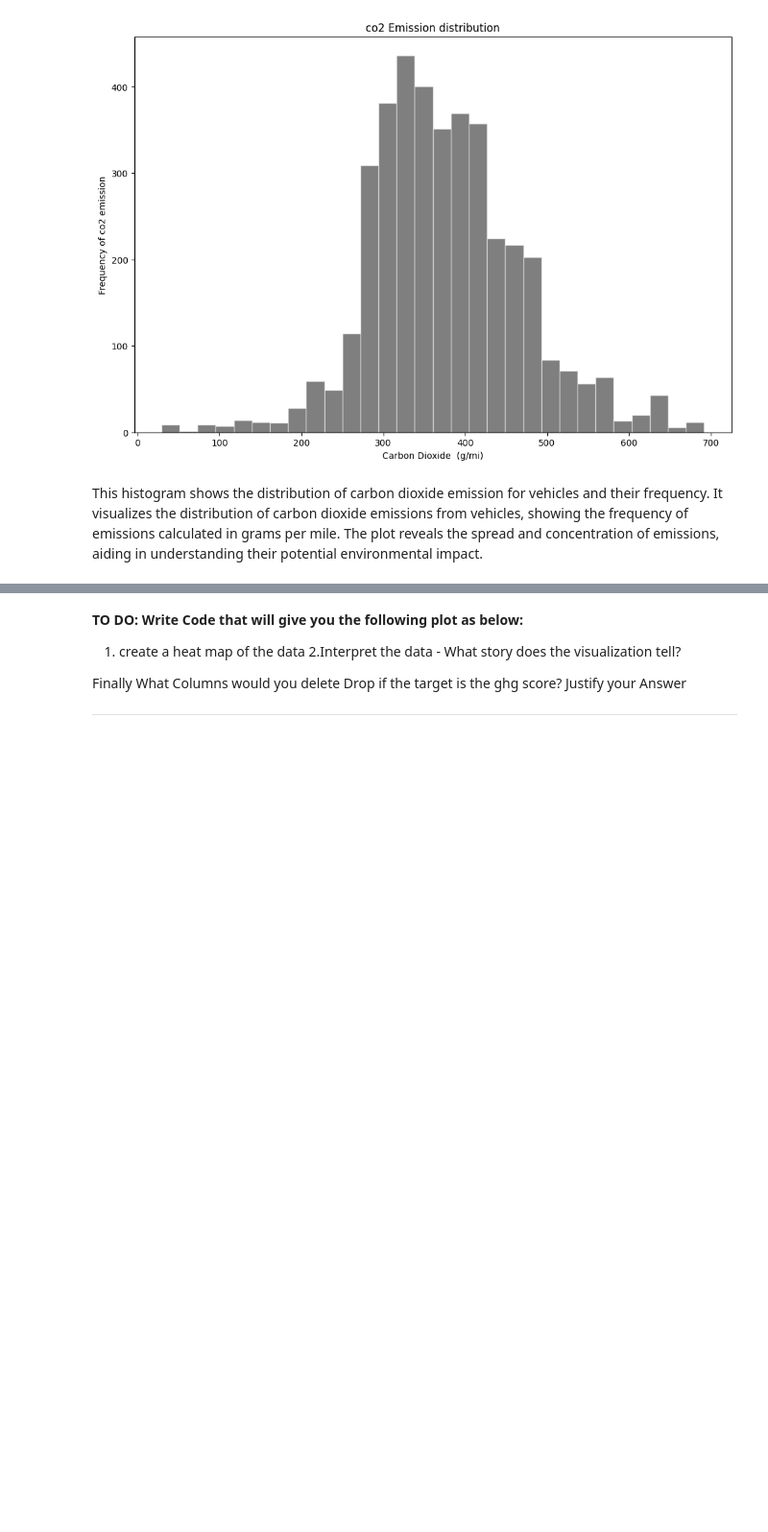
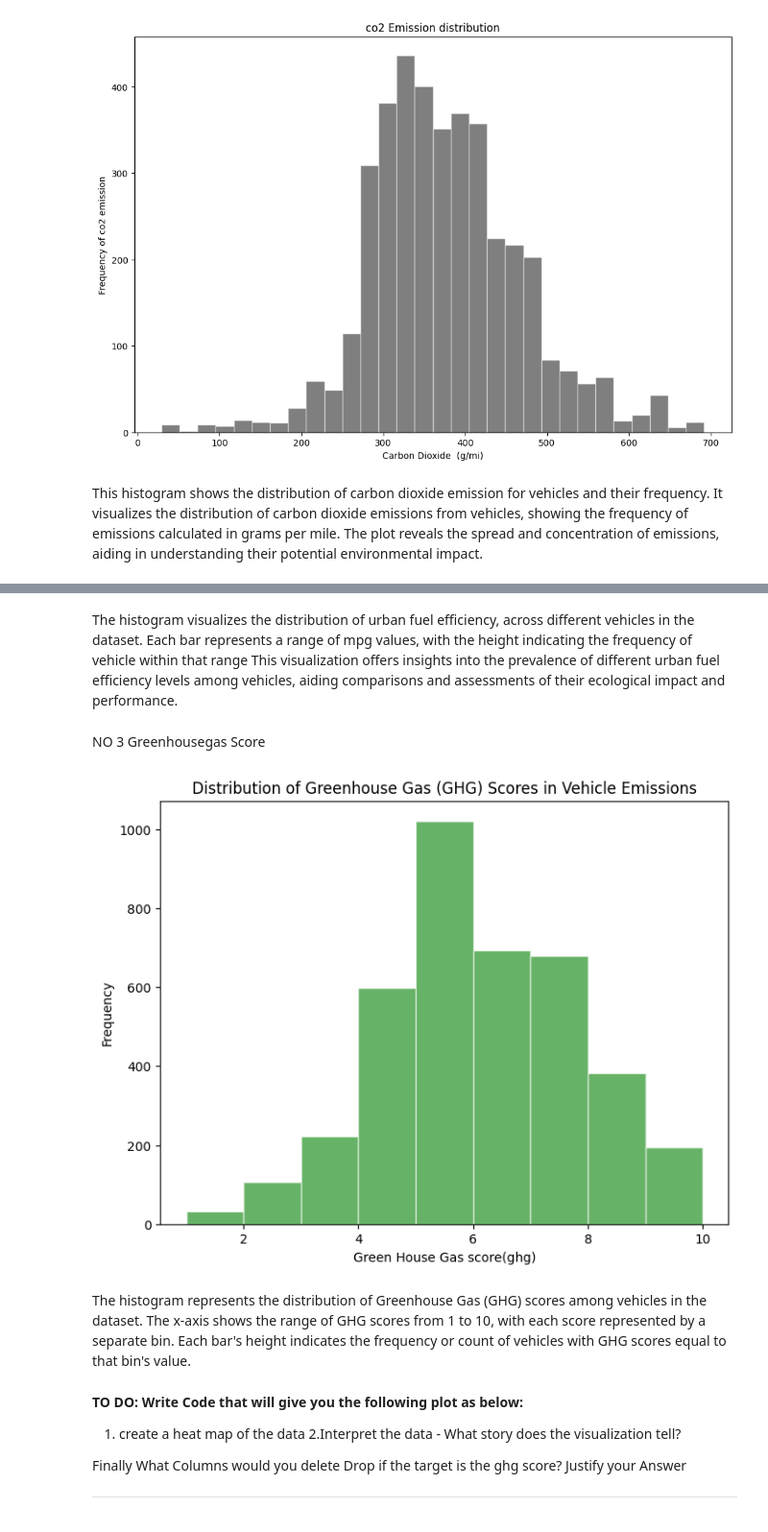
Before and after one commit to StellaIbeh/Project-Plotting_Assignment, a Jupyter notebook: Plotting_Assignment.ipynb, the cells around one changed output, grey strips where cells are left out. Shown at 96% size. Drawn from its saved outputs; the diff is of its cells as text; code cells hidden in the pictures; blank space fills up the shorter version.

```diff
--- a/Plotting_Assignment.ipynb
+++ b/Plotting_Assignment.ipynb
@@ -95,3 +112,24 @@ Plot a histogram that shows ghgScore
+# %% [markdown]
+The histogram visualizes the distribution of urban fuel efficiency, across  different vehicles in the dataset. Each bar represents a range of mpg values, with the height indicating the frequency of vehicle within that range This visualization offers insights into the prevalence of different urban fuel efficiency levels among vehicles, aiding comparisons and assessments of their ecological impact and performance.
+# %% [markdown]
+NO 3 Greenhousegas Score
+# %%
+
+# Plot a histogram that shows green house gas score
+# Set the figure size
+plt.figure(figsize=(8, 6))
+# Plot the histogram with different bin widths
+plt.hist(data['ghgScore'], bins=bins, color='green', alpha=0.6,edgecolor="white")
+bins=[1,2,3,4,5,6,7,8,9,10]
+plt.xlabel('Green House Gas score(ghg)')
+plt.ylabel('Frequency')
+plt.title('Distribution of Greenhouse Gas (GHG) Scores in Vehicle Emissions')
+plt.savefig('ghgScore_Distribution.png')
+plt.show()
+# %% [output]
+[figure, added]
+# %% [markdown]
+The histogram represents the distribution of Greenhouse Gas (GHG) scores among vehicles in the dataset. The x-axis shows the range of GHG scores from 1 to 10, with each score represented by a separate bin. Each bar's height indicates the frequency or count of vehicles with GHG scores equal to that bin's value.
 # %% [markdown]
 **TO DO: Write Code that will give you the following plot as below:**
 
```
Also changed, not shown: parts of 5 cells of this notebook.
